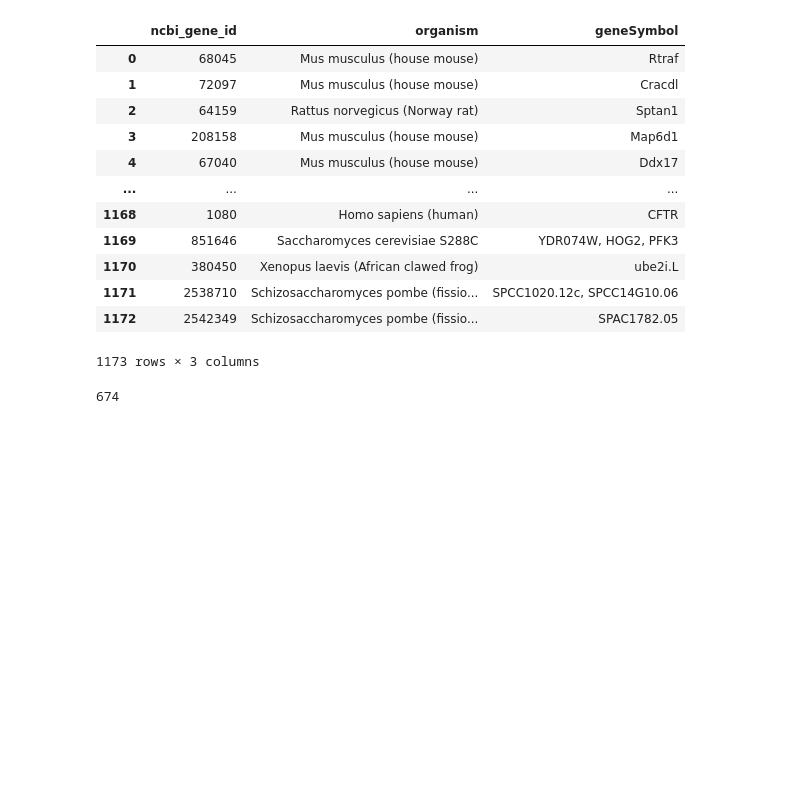
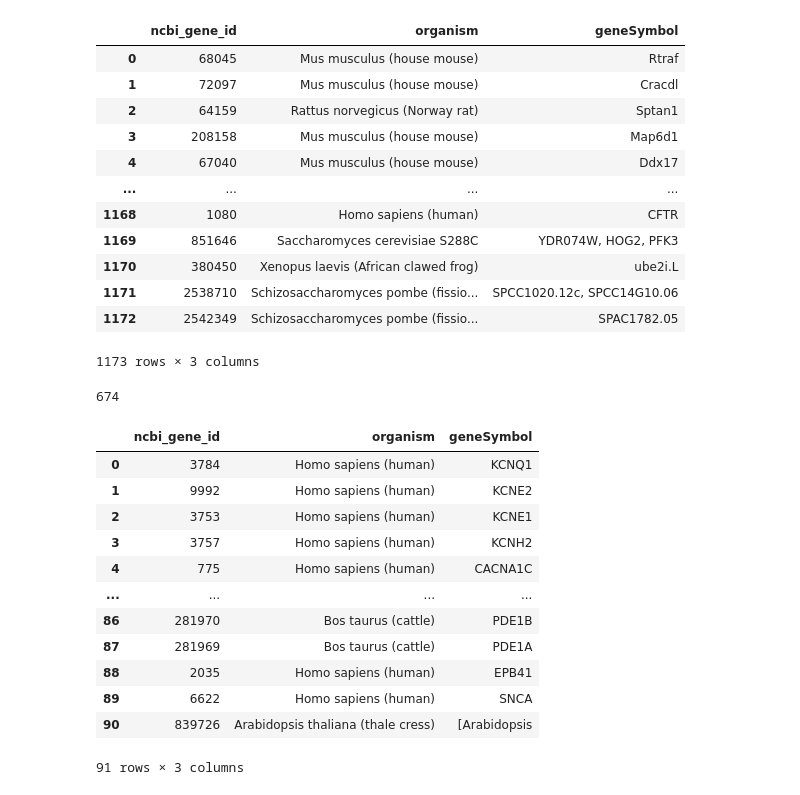
Before and after one commit to sophie22/longQTsyndrome_networkAnalysis, a Jupyter notebook: query_NCBI.ipynb, the cells around one changed output. Cells and saved outputs as stored; diff of their text form; code cells hidden in the pictures; blank space fills up the shorter version.

Commit message:
convert all gene lists not just dataframes

```diff
--- a/query_NCBI.ipynb
+++ b/query_NCBI.ipynb
@@ -126,3 +126,49 @@ print(len(human))
 NCBI_gene_IDs.to_csv('NCBI_genes.csv', index=False)
 # %% [output]
 674
+# %%
+gene_IDs = pd.read_csv('longQTsyndrome_green_node_neighbors.csv')
+gene_IDs = gene_IDs.drop_duplicates(ignore_index=True)
+gene_ID_list = gene_IDs['ncbi_gene_id'].to_list()
+
+# NCBI_gene_IDs = pd.DataFrame(columns=['ncbi_gene_id', 'organism','geneSymbol'])
+def queryNCBI(gene_ID):
+    handle = Entrez.efetch(db="gene", id=int(gene_ID), rettype="gb", retmode="text")
+    # print(handle.url)
+    lines = handle.readlines()
+    organism = lines[2].strip().split('[')[1].strip(']')
+    if organism == "Saccharomyces cerevisiae S288C" or organism == "Schizosaccharomyces pombe (fission yeast)":
+        geneSymbol = lines[3].strip().split(':')[1] # .split(', ')
+    else:
+        geneSymbol = lines[2].strip().split(' ')[2]
+    # geneID = lines[8].strip().split(':')[1]
+    handle.close()
+    return int(gene_ID), geneSymbol, organism
+
+NCBI_dict = {
+    'ncbi_gene_id': [],
+    'organism': [],
+    'geneSymbol': []
+}
+for gene in gene_ID_list:
+    gene_ID, geneSymbol, organism = queryNCBI(gene)
+    NCBI_dict['ncbi_gene_id'].append(gene_ID)
+    NCBI_dict['organism'].append(organism)
+    NCBI_dict['geneSymbol'].append(geneSymbol)
+
+NCBI_gene_IDs = pd.DataFrame.from_dict(NCBI_dict)
+NCBI_gene_IDs
+# %% [output]
+|  | ncbi_gene_id | organism | geneSymbol |
+| 0 | 3784 | Homo sapiens (human) | KCNQ1 |
+| 1 | 9992 | Homo sapiens (human) | KCNE2 |
+| 2 | 3753 | Homo sapiens (human) | KCNE1 |
+| 3 | 3757 | Homo sapiens (human) | KCNH2 |
+| 4 | 775 | Homo sapiens (human) | CACNA1C |
+| ... | ... | ... | ... |
+| 86 | 281970 | Bos taurus (cattle) | PDE1B |
+| 87 | 281969 | Bos taurus (cattle) | PDE1A |
+| 88 | 2035 | Homo sapiens (human) | EPB41 |
+| 89 | 6622 | Homo sapiens (human) | SNCA |
+| 90 | 839726 | Arabidopsis thaliana (thale cress) | [Arabidopsis |
+91 rows × 3 columns
```
Also changed, not shown: parts of 3 cells of this notebook.
